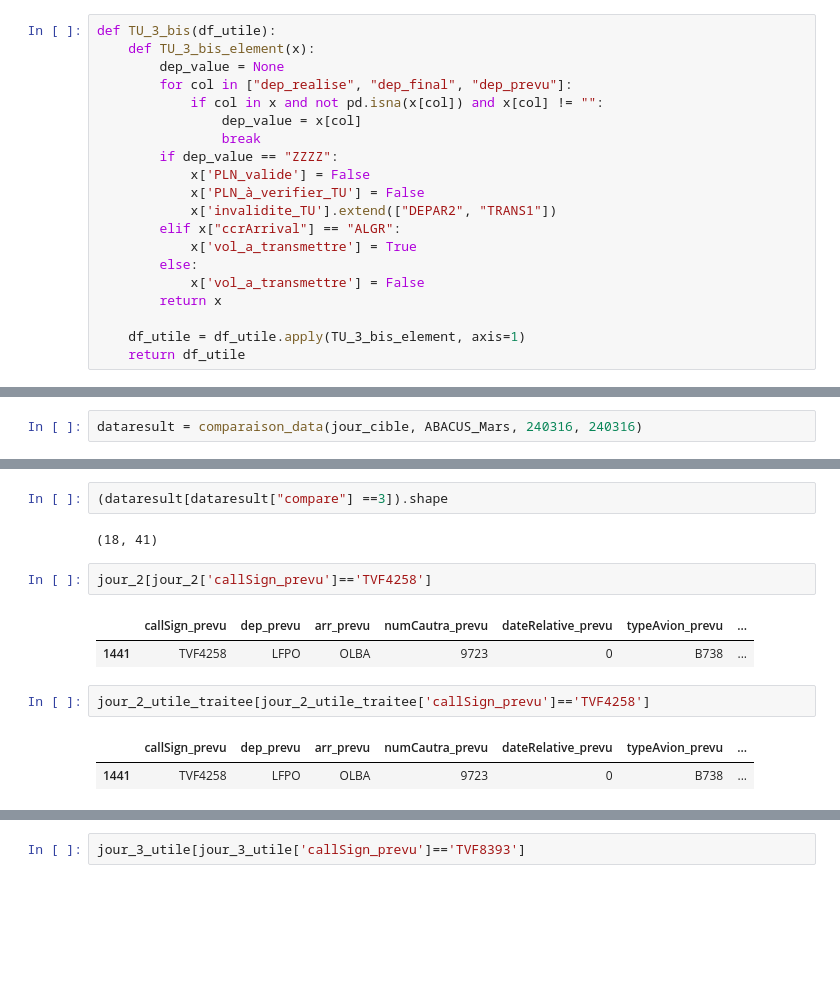
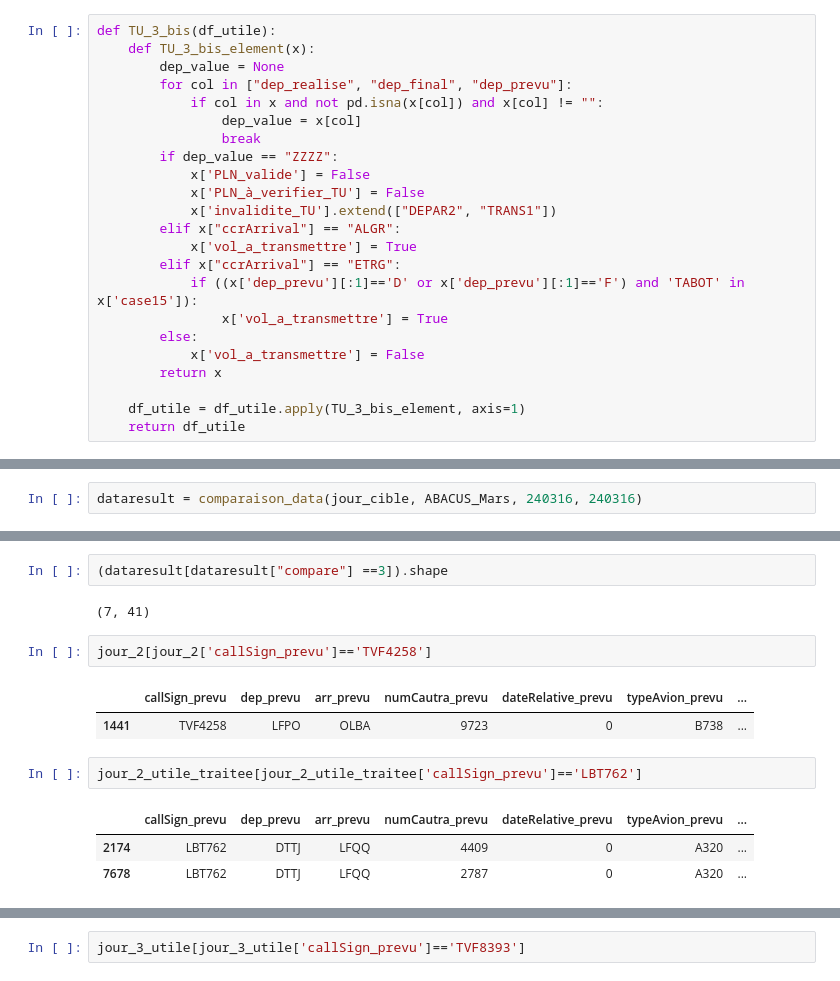
Before and after one commit to ittaldias/redevance, a Jupyter notebook: notebook/test_comparaison.ipynb, the cells around one changed output, grey strips where cells are left out. Drawn from its saved outputs; the diff is of its cells as text; blank space fills up the shorter version.

Commit message:
gestion balise ETRG

```diff
--- a/notebook/test_comparaison.ipynb
+++ b/notebook/test_comparaison.ipynb
@@ -506,6 +506,9 @@ def TU_3_bis(df_utile):
             x['invalidite_TU'].extend(["DEPAR2", "TRANS1"])
         elif x["ccrArrival"] == "ALGR":
             x['vol_a_transmettre'] = True
+        elif x["ccrArrival"] == "ETRG":
+            if ((x['dep_prevu'][:1]=='D' or x['dep_prevu'][:1]=='F') and 'TABOT' in x['case15']):
+                x['vol_a_transmettre'] = True
         else:
             x['vol_a_transmettre'] = False
         return x
@@ -1372,15 +1366,16 @@ dataresult = comparaison_data(jour_cible, ABACUS_Mars, 240316, 240316)
 # %%
 (dataresult[dataresult["compare"] ==3]).shape
 # %% [output]
-(18, 41)
+(7, 41)
 # %%
 jour_2[jour_2['callSign_prevu']=='TVF4258']
 # %% [output]
 |  | callSign_prevu | dep_prevu | arr_prevu | numCautra_prevu | dateRelative_prevu | typeAvion_prevu | ... |
 | 1441 | TVF4258 | LFPO | OLBA | 9723 | 0 | B738 | ... |
 # %%
-jour_2_utile_traitee[jour_2_utile_traitee['callSign_prevu']=='TVF4258']
+jour_2_utile_traitee[jour_2_utile_traitee['callSign_prevu']=='LBT762']
 # %% [output]
 |  | callSign_prevu | dep_prevu | arr_prevu | numCautra_prevu | dateRelative_prevu | typeAvion_prevu | ... |
-| 1441 | TVF4258 | LFPO | OLBA | 9723 | 0 | B738 | ... |
+| 2174 | LBT762 | DTTJ | LFQQ | 4409 | 0 | A320 | ... |
+| 7678 | LBT762 | DTTJ | LFQQ | 2787 | 0 | A320 | ... |
 # %%
```
Also changed, not shown: parts of 7 cells of this notebook, 1 other file.
